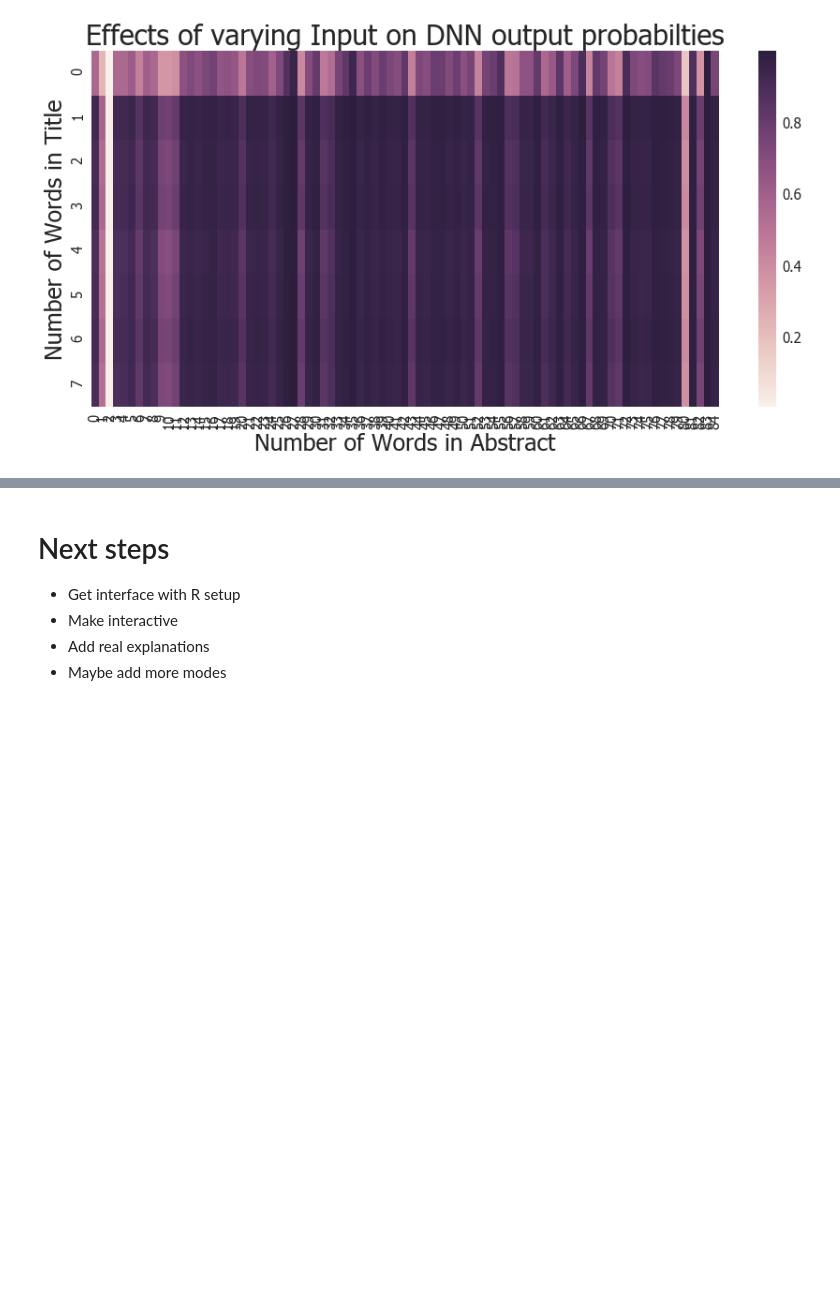
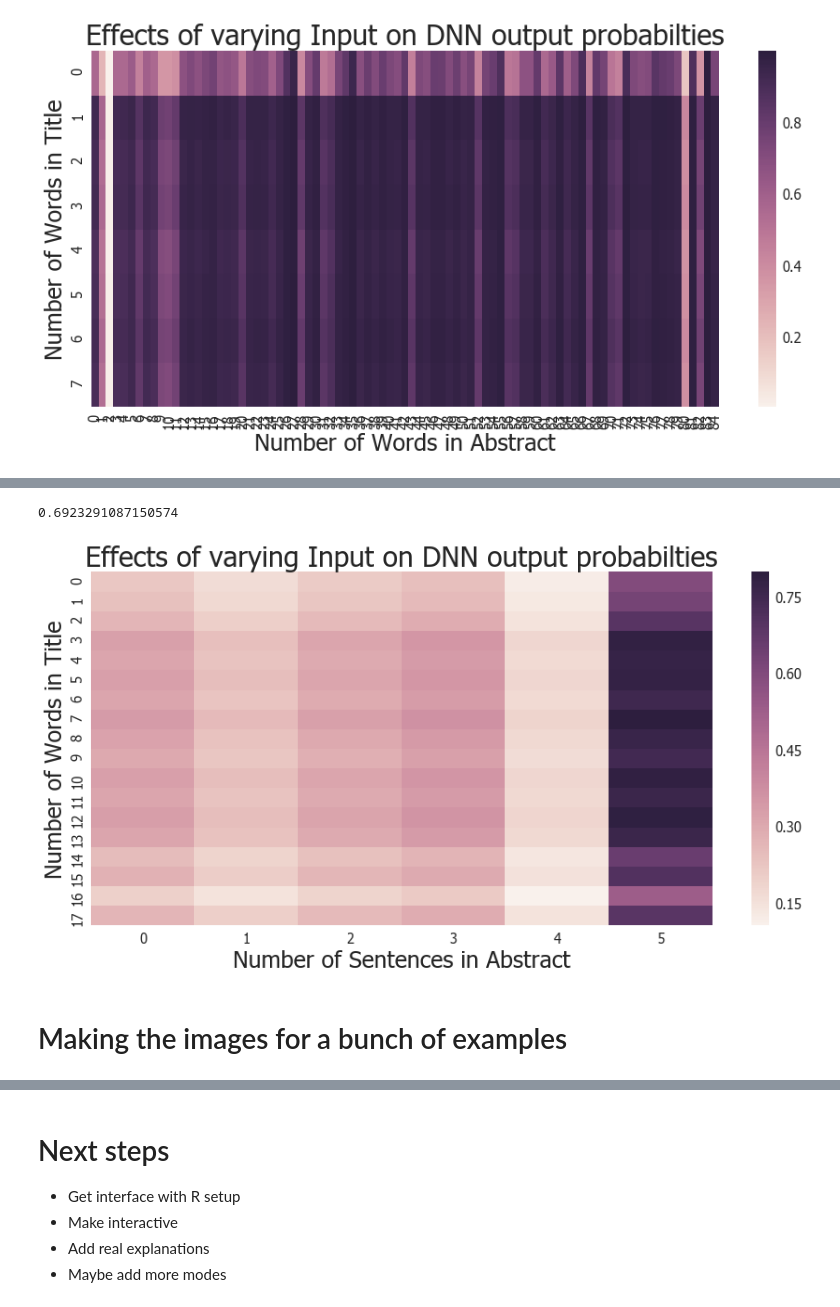
Before and after one commit to dataviz-sp18/fp-reid-mcilroy-young, a Jupyter notebook: Presentation.ipynb, the cells around one changed output, grey strips where cells are left out. Saved outputs shown, nothing was run; the diff lists cells and outputs as text; code cells hidden in the pictures; blank space fills up the shorter version.

```diff
--- a/Presentation.ipynb
+++ b/Presentation.ipynb
@@ -165,3 +196,23 @@ def makeVaryingArray(wos_id):
+# %%
+exampleDict = {
+    'title_tokens' : simple_id.tokenizer(title2),
+    'abstract_tokens' : simple_id.sentinizer(abstract2 + ' Computer github code model python R C software simulation'),
+    }
+pred = Net.predictRow(exampleDict, w2v=w2v)
+print(float(pred['probPos']))
+# %% [output]
+0.6923291087150574
+# %%
+predA = makeVaryingArray(exampleDict, Net, w2v)
+fig, ax = plt.subplots(figsize = (15, 7))
+seaborn.heatmap(predA, ax = ax)
+ax.set_ylabel('Number of Words in Title')
+ax.set_xlabel('Number of Sentences in Abstract')
+ax.set_title("Effects of varying Input on DNN output probabilties");
+# %% [output]
+[figure, added]
+# %% [markdown]
+# Making the images for a bunch of examples
 # %%
 for i, row in df_sample.iloc[:5].iterrows():
     print(row['title'])
```
Also changed, not shown: parts of 14 cells of this notebook, 12 other files.
